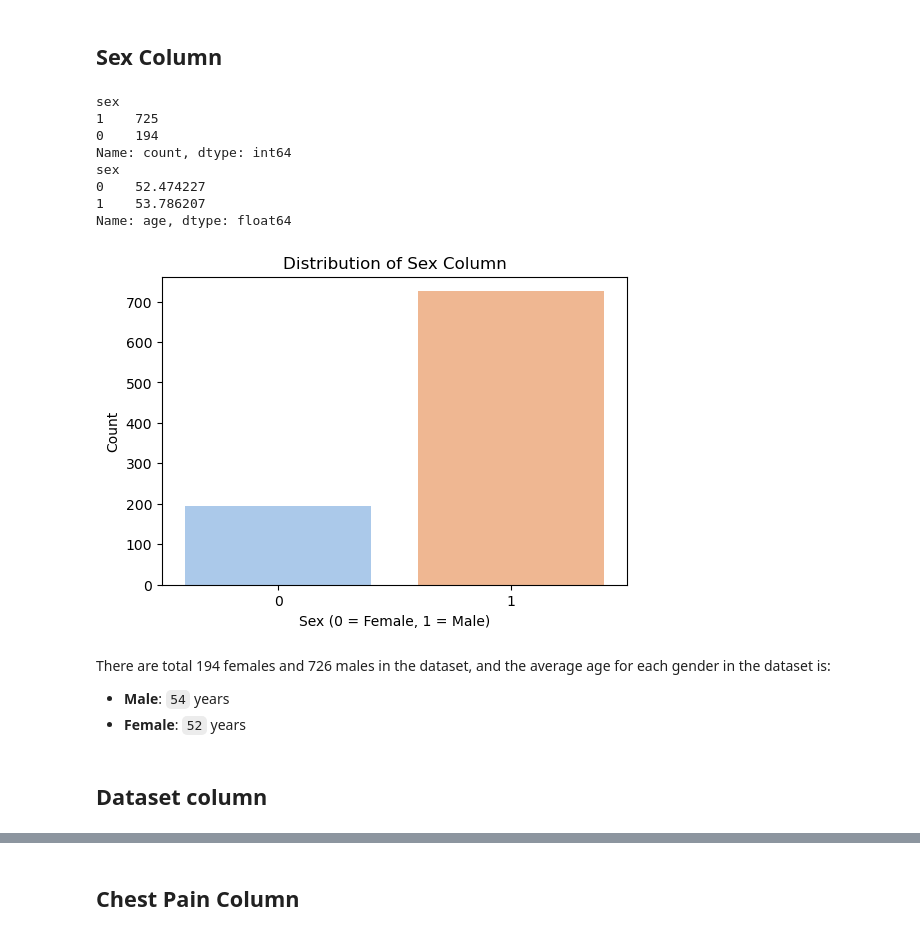
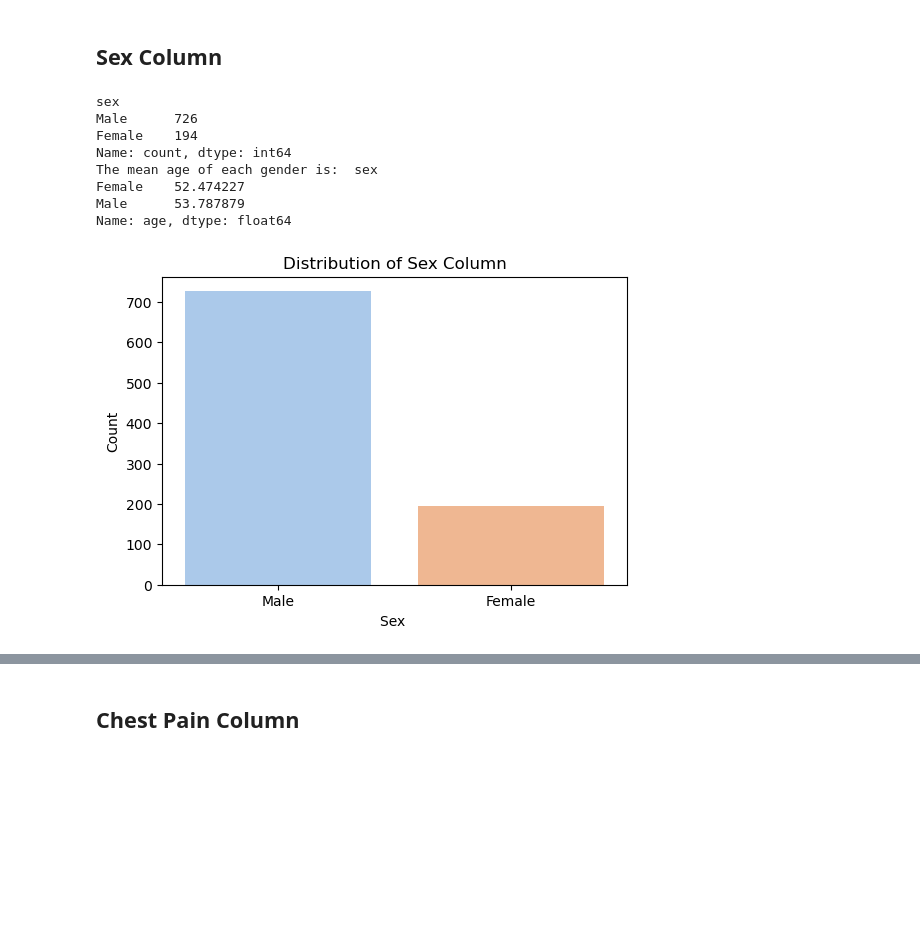
Before and after one commit to Uzair-A-Jokhio/PulseCheck, a Jupyter notebook: Preprocessing/preprocess_data.ipynb, the cells around one changed output, grey strips where cells are left out. Saved outputs shown, nothing was run; the diff lists cells and outputs as text; code cells hidden in the pictures; blank space fills up the shorter version.

```diff
--- a/Preprocessing/preprocess_data.ipynb
+++ b/Preprocessing/preprocess_data.ipynb
@@ -27,3 +22,6 @@ The shape of dataset is 920 rows and 16 columns
+# %%
+# Drop unnecessary columns
+df.drop(['id', 'dataset'], axis=1, inplace=True)
 # %%
 #exploring the datatype of each column
 df.info()
@@ -87,33 +71,24 @@ The dataset includes individuals aged approximately 30 to 75 years.
 # %%
 #dealing with sex column
 print(df['sex'].value_counts())
 
-df['sex'] = df['sex'].replace({'Female': 0, 'Male': 1}).astype('int64')  #converting categorical to numerical
-
 # calculate mean of age column for each gender
-print(df.groupby('sex')['age'].mean())
+print("The mean age of each gender is: ", df.groupby('sex')['age'].mean())
 
 # Count plot
 plt.figure(figsize=(6, 4))
 sns.countplot(x="sex", data=df, hue="sex", palette="pastel", legend=False)
-plt.xlabel("Sex (0 = Female, 1 = Male)")
+plt.xlabel("Sex ")
 plt.ylabel("Count")
 plt.title("Distribution of Sex Column")
 plt.show()
 # %% [output]
 sex
-1    725
-0    194
+Male      726
+Female    194
 Name: count, dtype: int64
-sex
-0    52.474227
-1    53.786207
+The mean age of each gender is:  sex
+Female    52.474227
+Male      53.787879
 Name: age, dtype: float64
-[figure, old version]
+[figure, new version]
-# %% [markdown]
-There are total 194 females and 726 males in the dataset, and the average age for each gender in the dataset is:
-
-- **Male**: `54` years
-- **Female**: `52` years
-# %% [markdown]
-## Dataset column
```
Also changed, not shown: parts of 47 cells of this notebook.
